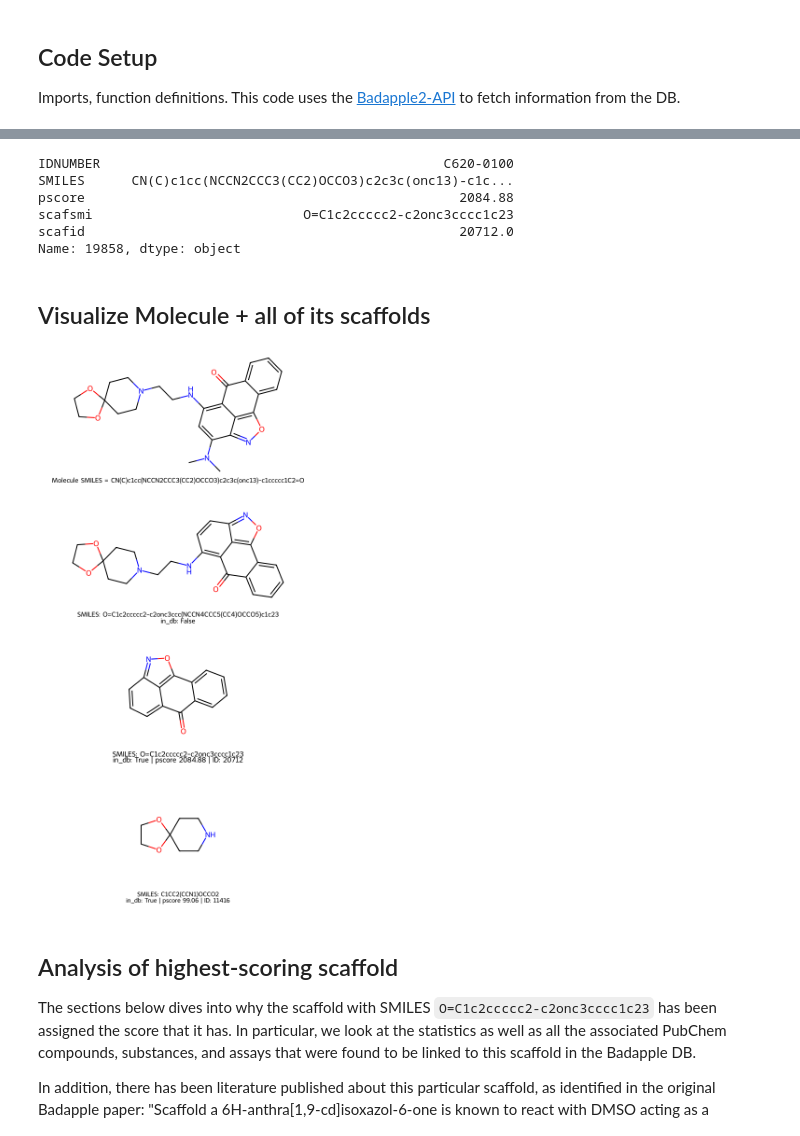
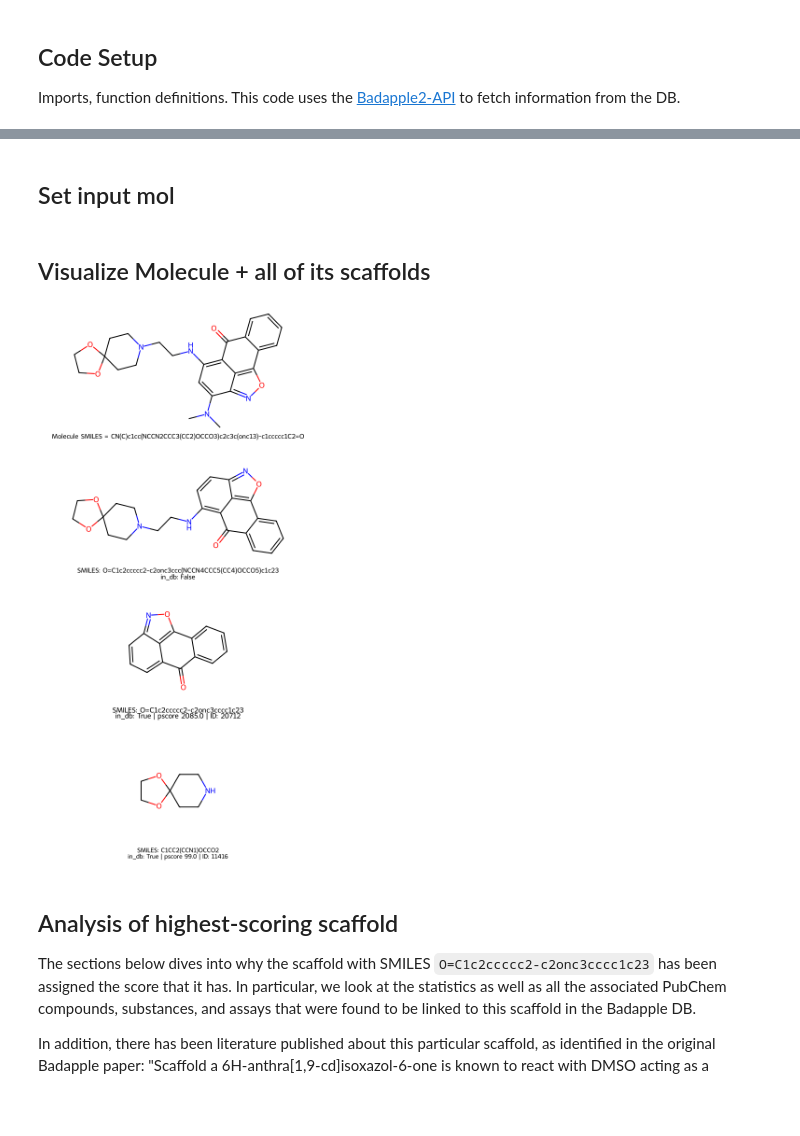
Before and after one commit to unmtransinfo/Badapple2, a Jupyter notebook: src/notebooks/worked_examples.ipynb, the cells around one changed output, grey strips where cells are left out. Drawn from its saved outputs; the diff is of its cells as text; code cells hidden in the pictures; blank space fills up the shorter version.

```diff
--- a/src/notebooks/worked_examples.ipynb
+++ b/src/notebooks/worked_examples.ipynb
@@ -189,25 +183,18 @@ df = pd.read_csv(tsv_path, sep="\t")
-# %%
-# molecule which contains scaffold w/ largest pscore
-highest_pscore_mol_row = df.iloc[df["pscore"].argmax()]
-highest_pscore_mol_smiles = highest_pscore_mol_row["SMILES"]
-highest_pscore_mol_row
-# %% [output]
-IDNUMBER                                            C620-0100
-SMILES      CN(C)c1cc(NCCN2CCC3(CC2)OCCO3)c2c3c(onc13)-c1c...
-pscore                                                2084.88
-scafsmi                           O=C1c2ccccc2-c2onc3cccc1c23
-scafid                                                20712.0
-Name: 19858, dtype: object
+# %% [markdown]
+## Set input mol
+# %%
+# of a set of 20k+ compounds, this one had the highest-scoring scaffold
+mol_smiles = "CN(C)c1cc(NCCN2CCC3(CC2)OCCO3)c2c3c(onc13)-c1ccccc1C2=O"
 # %% [markdown]
 ## Visualize Molecule + all of its scaffolds
 # %%
-mol_scaffolds = get_mol_scaffolds(highest_pscore_mol_smiles)
+mol_scaffolds = get_mol_scaffolds(mol_smiles)
 # API returns dict mapping input SMILES to their list of scaffolds
-mol_scaffolds = mol_scaffolds[highest_pscore_mol_smiles]
+mol_scaffolds = mol_scaffolds[mol_smiles]
 # %%
-get_mol_scaf_grid(highest_pscore_mol_smiles, mol_scaffolds)
+get_mol_scaf_grid(mol_smiles, mol_scaffolds)
 # %% [output]
-[figure, old version]
+[figure, new version]
 # %% [markdown]
 ## Analysis of highest-scoring scaffold
 The sections below dives into why the scaffold with SMILES `O=C1c2ccccc2-c2onc3cccc1c23` has been assigned the score that it has. In particular, we look at the statistics as well as all the associated PubChem compounds, substances, and assays that were found to be linked to this scaffold in the Badapple DB.
```
Also changed, not shown: parts of 9 cells of this notebook, 3 other files.
